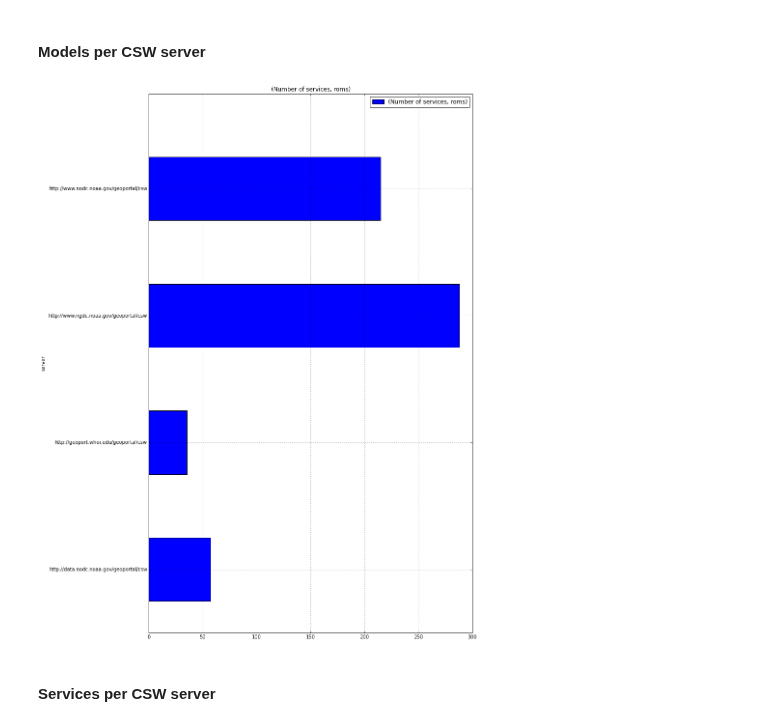
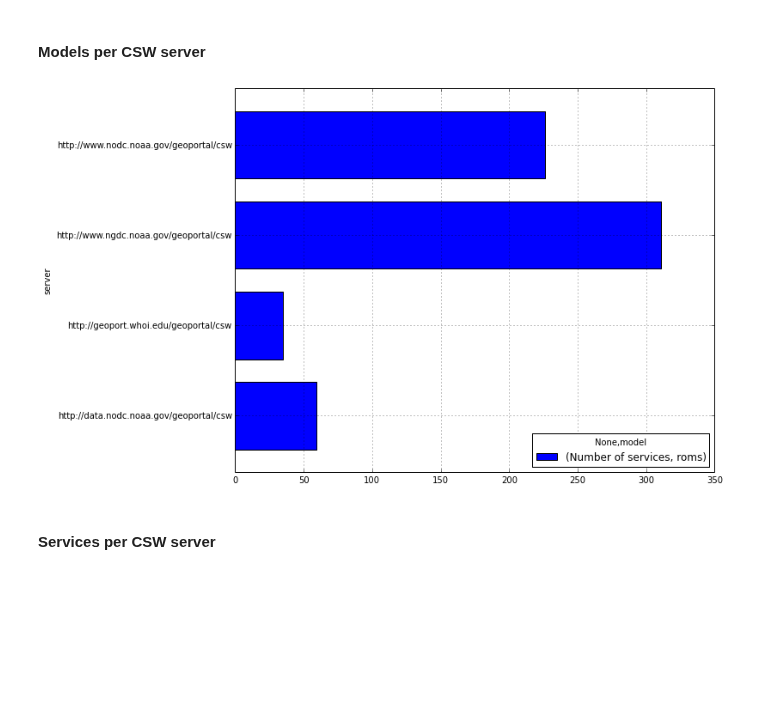
Before and after one commit to ioos/system-test, a Jupyter notebook: Theme_1_Baseline/Scenario_1A_Model_Strings/Scenario_1A_Model_Strings.ipynb, the cells around one changed output. Drawn from its saved outputs; the diff is of its cells as text; code cells hidden in the pictures; blank space fills up the shorter version.

```diff
--- a/Theme_1_Baseline/Scenario_1A_Model_Strings/Scenario_1A_Model_Strings.ipynb
+++ b/Theme_1_Baseline/Scenario_1A_Model_Strings/Scenario_1A_Model_Strings.ipynb
@@ -127,10 +128,10 @@ model_service_plot = model_service_plotter.plot(kind='barh', subplots=True, figs
 # %%
 records_per_csw = pd.DataFrame(normalized_urns.groupby(["model", "server"]).size(), columns=("Number of services",))
 #HTML(records_per_csw.to_html())
 model_csw_plotter = records_per_csw.unstack("model")
-model_csw_plot = model_csw_plotter.plot(kind='barh', subplots=True, figsize=(12,20,), sharey=True)
+model_csw_plot = model_csw_plotter.plot(kind='barh', figsize=(10,8,), sharey=True)
 # %% [output]
-[figure, old version]
+[figure, new version]
 # %% [markdown]
 #### Services per CSW server
 # %%
```
Also changed, not shown: parts of 12 cells of this notebook, 1 other file.
